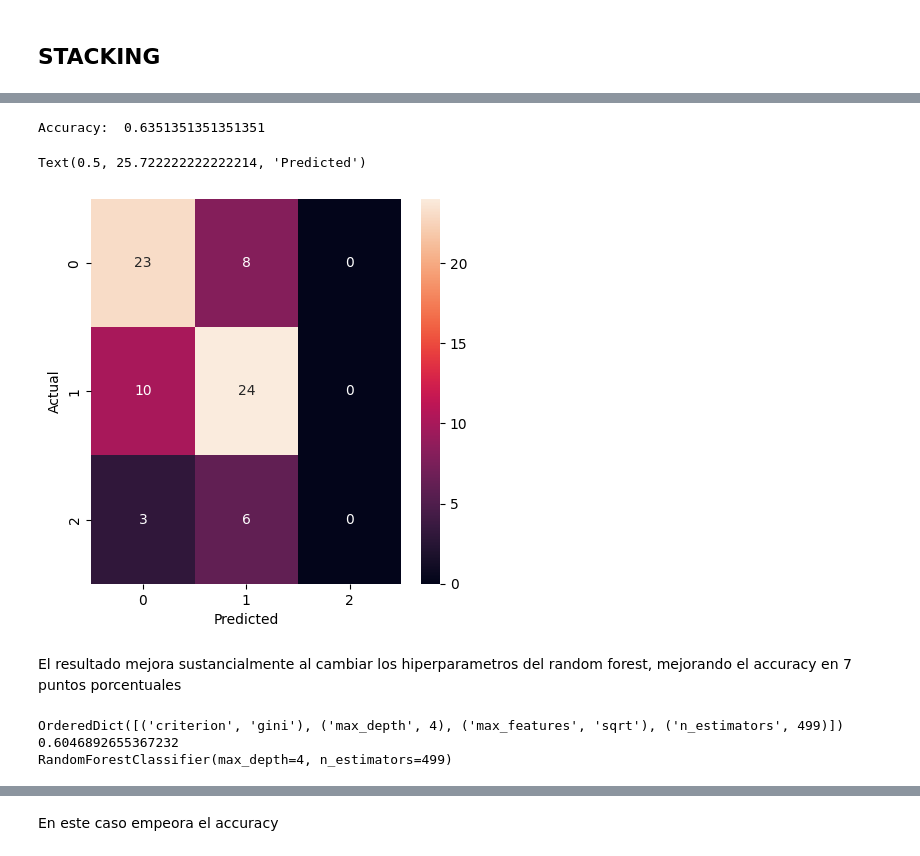
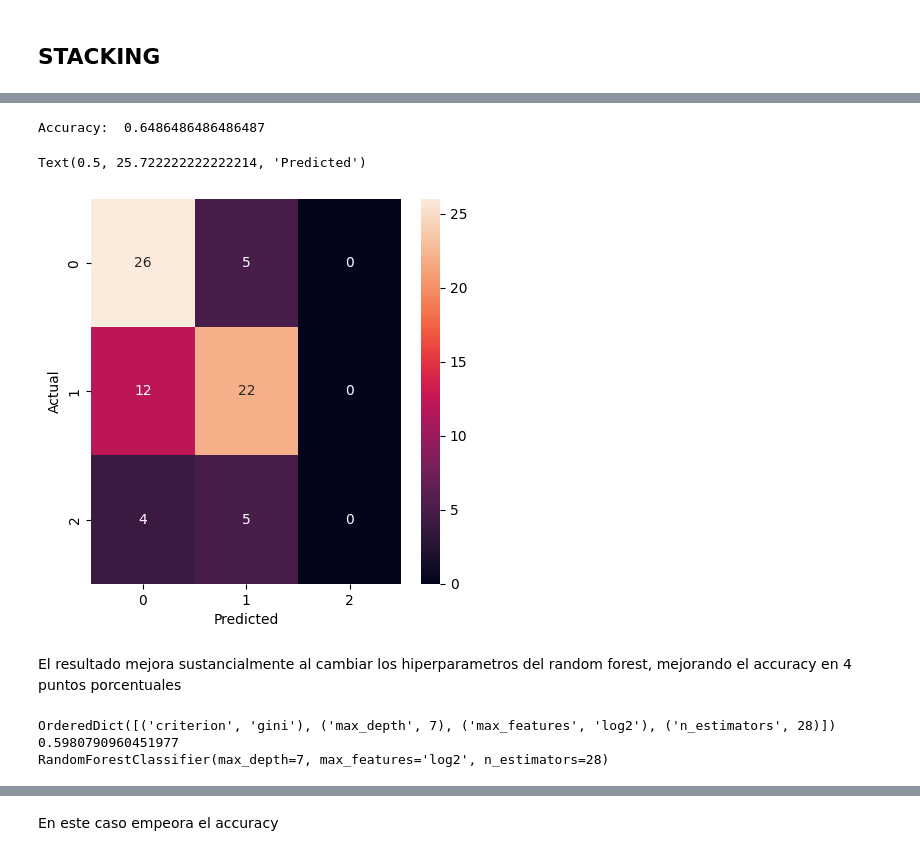
Before and after one commit to unaimleal/spri_reto_07_morado, a Jupyter notebook: modelado_adquisicion.ipynb, the cells around one changed output, grey strips where cells are left out. Cells and saved outputs as stored; diff of their text form; code cells hidden in the pictures.

```diff
--- a/modelado_adquisicion.ipynb
+++ b/modelado_adquisicion.ipynb
@@ -222,23 +200,23 @@ print(CV_rfc.best_score_)
 # %%
 # se prueba el modelo con los hiperparametros encontrados
 
-rf = RandomForestClassifier(n_estimators=50, max_features='auto', max_depth=5, criterion='gini', random_state=0)
-rf.fit(X_training, y_training)
+rf_mejorado = RandomForestClassifier(n_estimators=50, max_features='auto', max_depth=5, criterion='gini', random_state=0)
+rf_mejorado.fit(X_training, y_training)
 
-prediccion = rf.predict(X_validation)
+prediccion = rf_mejorado.predict(X_validation)
 print('Accuracy: ', accuracy_score(y_validation, prediccion))
 # plot confusion matrix
 cm = confusion_matrix(y_validation, prediccion)
 plt.figure(figsize=(5,5))
 sns.heatmap(cm, annot=True, fmt='d')
 plt.ylabel('Actual')
 plt.xlabel('Predicted')
 # %% [output]
-Accuracy:  0.6351351351351351
+Accuracy:  0.6486486486486487
 Text(0.5, 25.722222222222214, 'Predicted')
-[figure, old version]
+[figure, new version]
 # %% [markdown]
-El resultado mejora sustancialmente al cambiar los hiperparametros del random forest, mejorando el accuracy en 7 puntos porcentuales
+El resultado mejora sustancialmente al cambiar los hiperparametros del random forest, mejorando el accuracy en 4 puntos porcentuales
 # %%
 # bayesion optimization
 
@@ -265,9 +243,9 @@ print(opt.best_params_)
 print(opt.best_score_)
 print(opt.best_estimator_)
 # %% [output]
-OrderedDict([('criterion', 'gini'), ('max_depth', 4), ('max_features', 'sqrt'), ('n_estimators', 499)])
-0.6046892655367232
-RandomForestClassifier(max_depth=4, n_estimators=499)
+OrderedDict([('criterion', 'gini'), ('max_depth', 7), ('max_features', 'log2'), ('n_estimators', 28)])
+0.5980790960451977
+RandomForestClassifier(max_depth=7, max_features='log2', n_estimators=28)
 # %%
 # se prueba este modelo con los hiperparametros encontrados
 
```
Also changed, not shown: parts of 15 cells of this notebook, 7 other files.
